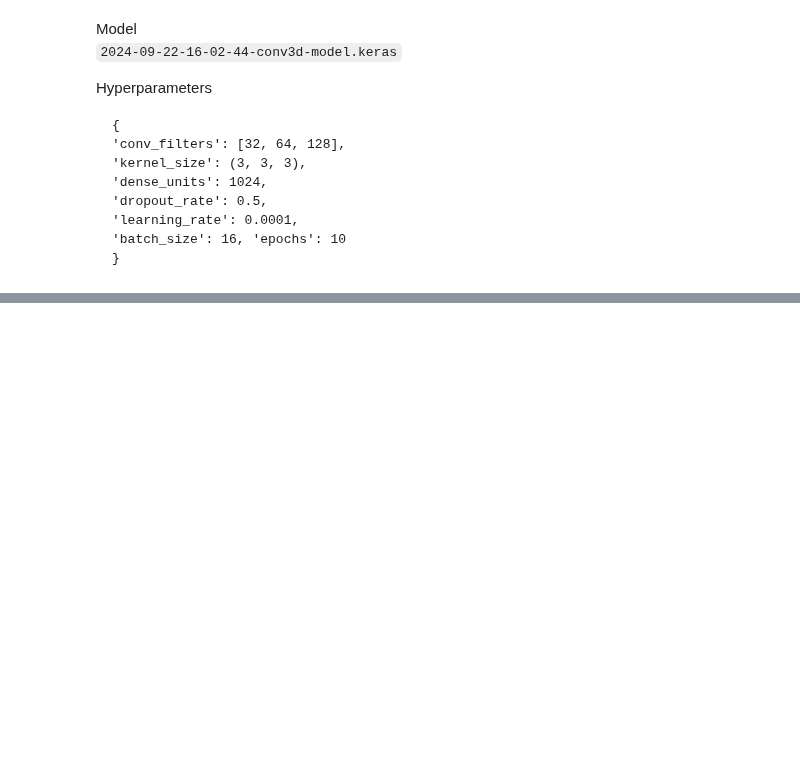
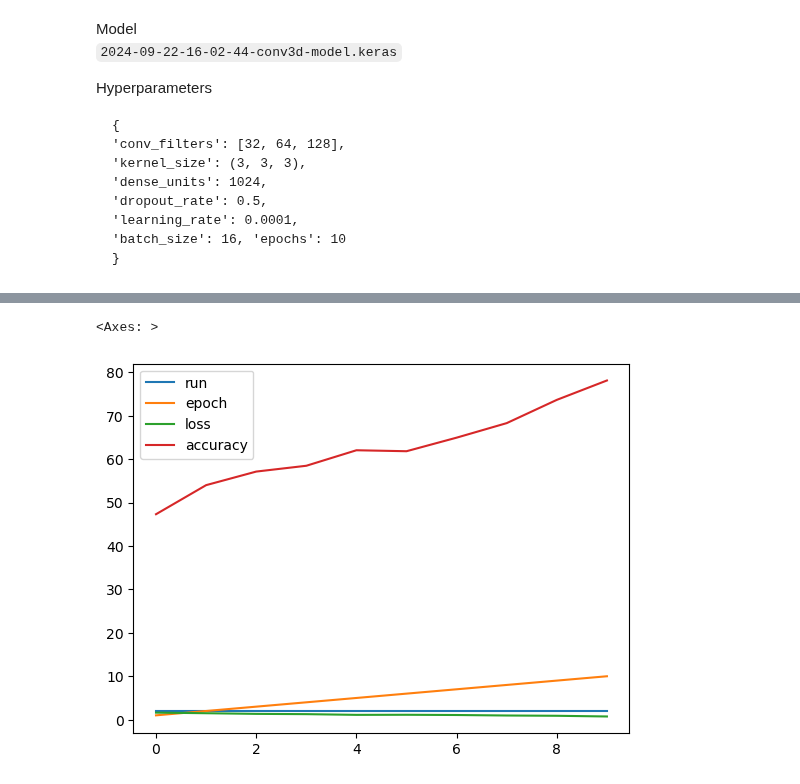
Before and after one commit to AI-For-Wearables-PAM/activity-recog, a Jupyter notebook: notebooks/accuracy-loss.ipynb, the cells around one changed output, grey strips where cells are left out. Cells and saved outputs as stored; diff of their text form; code cells hidden in the pictures; blank space fills up the shorter version.

```diff
--- a/notebooks/accuracy-loss.ipynb
+++ b/notebooks/accuracy-loss.ipynb
@@ -38,3 +38,8 @@ training_df
+# %%
+training_df.plot()
+# %% [output]
+<Axes: >
+[figure, added]
 # %%
 # Plot
 accuracy = training_df['accuracy']
```
Also changed, not shown: parts of 4 cells of this notebook, 13 other files.
